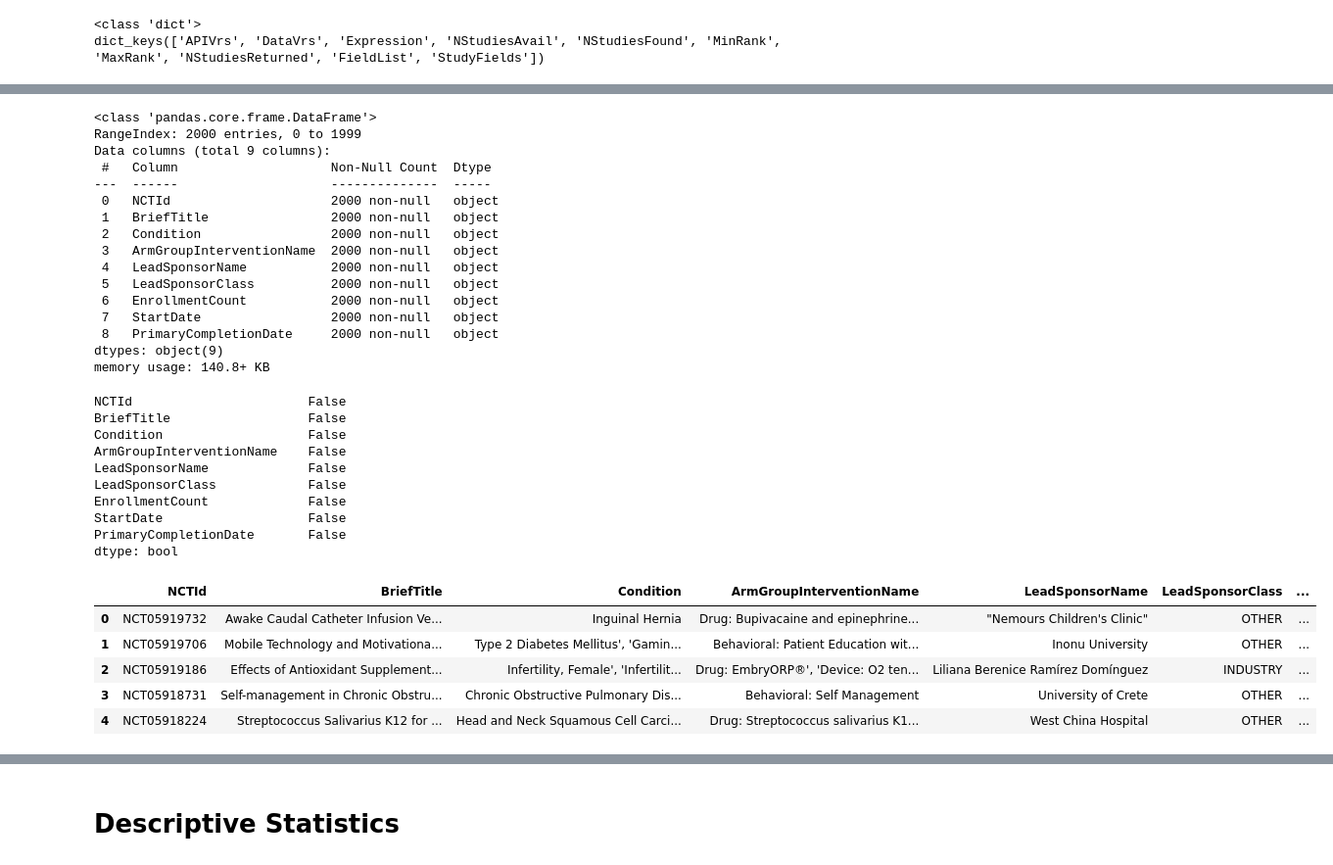
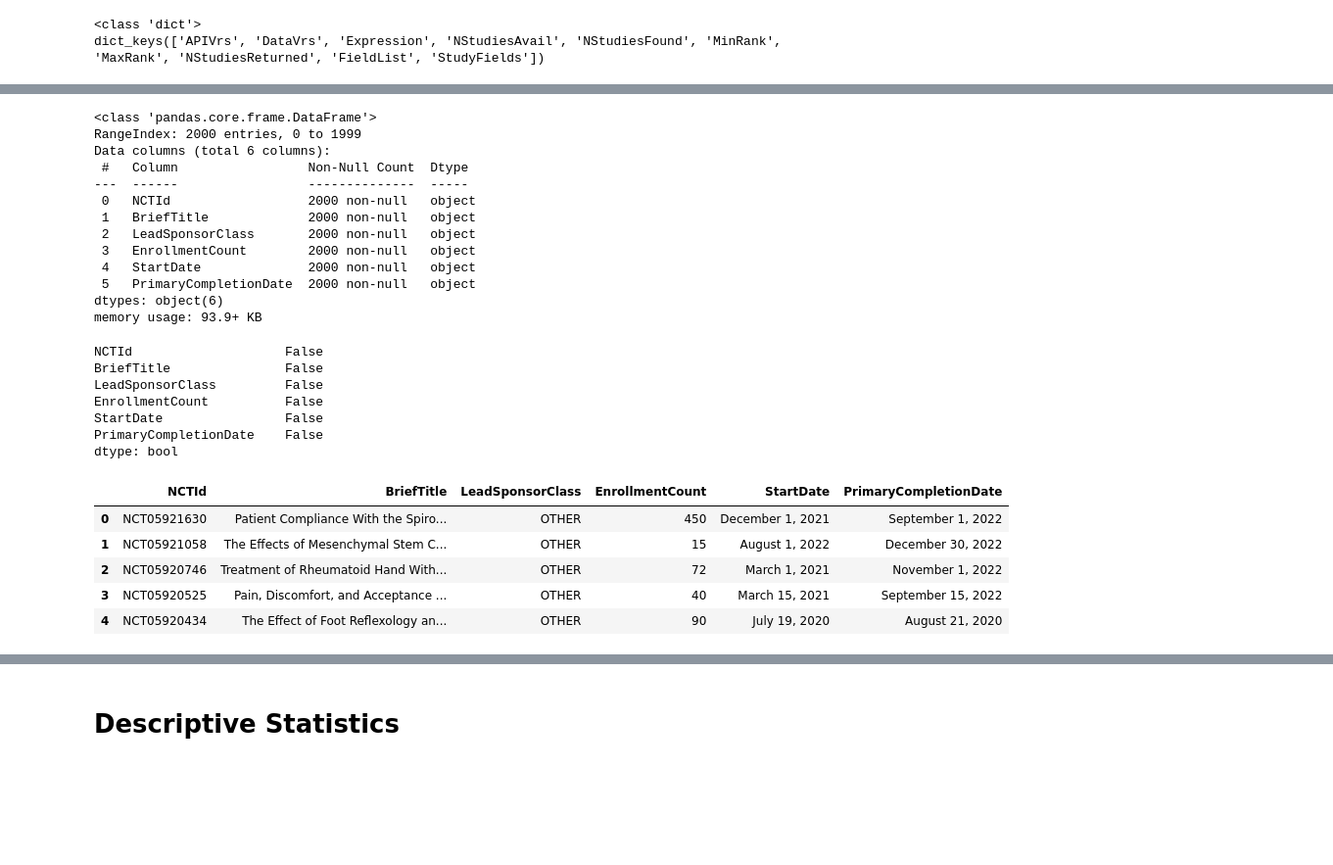
Before and after one commit to muireanncallaghan/UCDPA_muireann, a Jupyter notebook: clinical_trials.ipynb, the cells around one changed output, grey strips where cells are left out. Shown: that part at 98% size. Cells and saved outputs as stored; diff of their text form; code cells hidden in the pictures; blank space fills up the shorter version.

```diff
--- a/clinical_trials.ipynb
+++ b/clinical_trials.ipynb
@@ -46,6 +46,6 @@ print(json_data_1['StudyFieldsResponse']['StudyFields'][0])
 # %%
 #Append the two imported datasets, i.e. the lists located under 'StudyFields' key in json_data_1 and json_data_2.
-trials = json_data_1['StudyFieldsResponse']['StudyFields'] + json_data_2['StudyFieldsResponse']['StudyFields']
-print(trials[0])
-print(trials[-1])
+clinical_trials_list = json_data_1['StudyFieldsResponse']['StudyFields'] + json_data_2['StudyFieldsResponse']['StudyFields']
+print(clinical_trials_list[0])
+print(clinical_trials_list[-1])
 # %% [output]
@@ -54,3 +54,3 @@ print(trials[-1])
 # %%
 #Creating a dataframe to work with.
-trials_df = pd.DataFrame(trials)
+clinical_trials_list_df = pd.DataFrame(clinical_trials_list)
@@ -69,5 +96,5 @@ trials_df.head()
 # %%
 #Dropping the rank column as this is of no interest.
-trials_df.drop('Rank', inplace=True, axis=1)
-trials_df.head()
+clinical_trials_list_df.drop('Rank', inplace=True, axis=1)
+clinical_trials_list_df.head()
 # %% [output]
@@ -80,53 +107,49 @@ trials_df.head()
 # %%
 #Finding out number of data entries, columns, data types, and assessing quality of dataset (no. blank cells)
-trials_df.info()
+clinical_trials_list_df.info()
 # %% [output]
 <class 'pandas.core.frame.DataFrame'>
 RangeIndex: 2000 entries, 0 to 1999
-Data columns (total 9 columns):
- #   Column                    Non-Null Count  Dtype
----  ------                    --------------  -----
- 0   NCTId                     2000 non-null   object
- 1   BriefTitle                2000 non-null   object
- 2   Condition                 2000 non-null   object
- 3   ArmGroupInterventionName  2000 non-null   object
- 4   LeadSponsorName           2000 non-null   object
- 5   LeadSponsorClass          2000 non-null   object
- 6   EnrollmentCount           2000 non-null   object
- 7   StartDate                 2000 non-null   object
- 8   PrimaryCompletionDate     2000 non-null   object
-dtypes: object(9)
-memory usage: 140.8+ KB
+Data columns (total 6 columns):
+ #   Column                 Non-Null Count  Dtype
+---  ------                 --------------  -----
+ 0   NCTId                  2000 non-null   object
+ 1   BriefTitle             2000 non-null   object
+ 2   LeadSponsorClass       2000 non-null   object
+ 3   EnrollmentCount        2000 non-null   object
+ 4   StartDate              2000 non-null   object
+ 5   PrimaryCompletionDate  2000 non-null   object
+dtypes: object(6)
+memory usage: 93.9+ KB
 # %%
 #Confirming that there is no missing data.
-trials_df.isna().any()
+clinical_trials_list_df.isna().any()
 # %% [output]
-NCTId                       False
-BriefTitle                  False
-Condition                   False
-ArmGroupInterventionName    False
-LeadSponsorName             False
-LeadSponsorClass            False
-EnrollmentCount             False
-StartDate                   False
-PrimaryCompletionDate       False
+NCTId                    False
+BriefTitle               False
+LeadSponsorClass         False
+EnrollmentCount          False
+StartDate                False
+PrimaryCompletionDate    False
 dtype: bool
 # %%
-#Function that can be called to clean up the string objects in a dataframe by removing unnwanted characters.
+#Function that can be called to convert objects to strings and clean up the string objects in a dataframe by removing unnwanted characters.
 def clean_df_strings(self, *col_name):
+    """When passed a dataframe, it converts the listed columns to strings and
+    removes any square brackets or single quotes from those strings."""
     for name in col_name:
         self[name] = self[name].astype('string')
         self[name] = self[name].str.replace("[","", regex=True).str.replace("]","", regex=True).str.strip("'")
 # %%
-#Removing unwanted characters from trials_df strings.
-clean_df_strings(trials_df, "NCTId", "BriefTitle", "Condition", "ArmGroupInterventionName", "LeadSponsorName", "LeadSponsorClass", "EnrollmentCount", "StartDate", "PrimaryCompletionDate")
-trials_df.head()
+#Removing unwanted characters from the clinical trials list strings.
+clean_df_strings(clinical_trials_list_df, "NCTId", "BriefTitle", "LeadSponsorClass", "EnrollmentCount", "StartDate", "PrimaryCompletionDate")
+clinical_trials_list_df.head()
 # %% [output]
-|  | NCTId | BriefTitle | Condition | ArmGroupInterventionName | LeadSponsorName | LeadSponsorClass | ... |
-| 0 | NCT05919732 | Awake Caudal Catheter Infusion Ve... | Inguinal Hernia | Drug: Bupivacaine and epinephrine... | "Nemours Children's Clinic" | OTHER | ... |
-| 1 | NCT05919706 | Mobile Technology and Motivationa... | Type 2 Diabetes Mellitus', 'Gamin... | Behavioral: Patient Education wit... | Inonu University | OTHER | ... |
-| 2 | NCT05919186 | Effects of Antioxidant Supplement... | Infertility, Female', 'Infertilit... | Drug: EmbryORP®', 'Device: O2 ten... | Liliana Berenice Ramírez Domínguez | INDUSTRY | ... |
-| 3 | NCT05918731 | Self-management in Chronic Obstru... | Chronic Obstructive Pulmonary Dis... | Behavioral: Self Management | University of Crete | OTHER | ... |
-| 4 | NCT05918224 | Streptococcus Salivarius K12 for ... | Head and Neck Squamous Cell Carci... | Drug: Streptococcus salivarius K1... | West China Hospital | OTHER | ... |
+|  | NCTId | BriefTitle | LeadSponsorClass | EnrollmentCount | StartDate | PrimaryCompletionDate |
+| 0 | NCT05921630 | Patient Compliance With the Spiro... | OTHER | 450 | December 1, 2021 | September 1, 2022 |
+| 1 | NCT05921058 | The Effects of Mesenchymal Stem C... | OTHER | 15 | August 1, 2022 | December 30, 2022 |
+| 2 | NCT05920746 | Treatment of Rheumatoid Hand With... | OTHER | 72 | March 1, 2021 | November 1, 2022 |
+| 3 | NCT05920525 | Pain, Discomfort, and Acceptance ... | OTHER | 40 | March 15, 2021 | September 15, 2022 |
+| 4 | NCT05920434 | The Effect of Foot Reflexology an... | OTHER | 90 | July 19, 2020 | August 21, 2020 |
 # %%
 #Converting Enrollment to an integer and checking the type.
```
Also changed, not shown: parts of 34 cells of this notebook, 3 other files.
